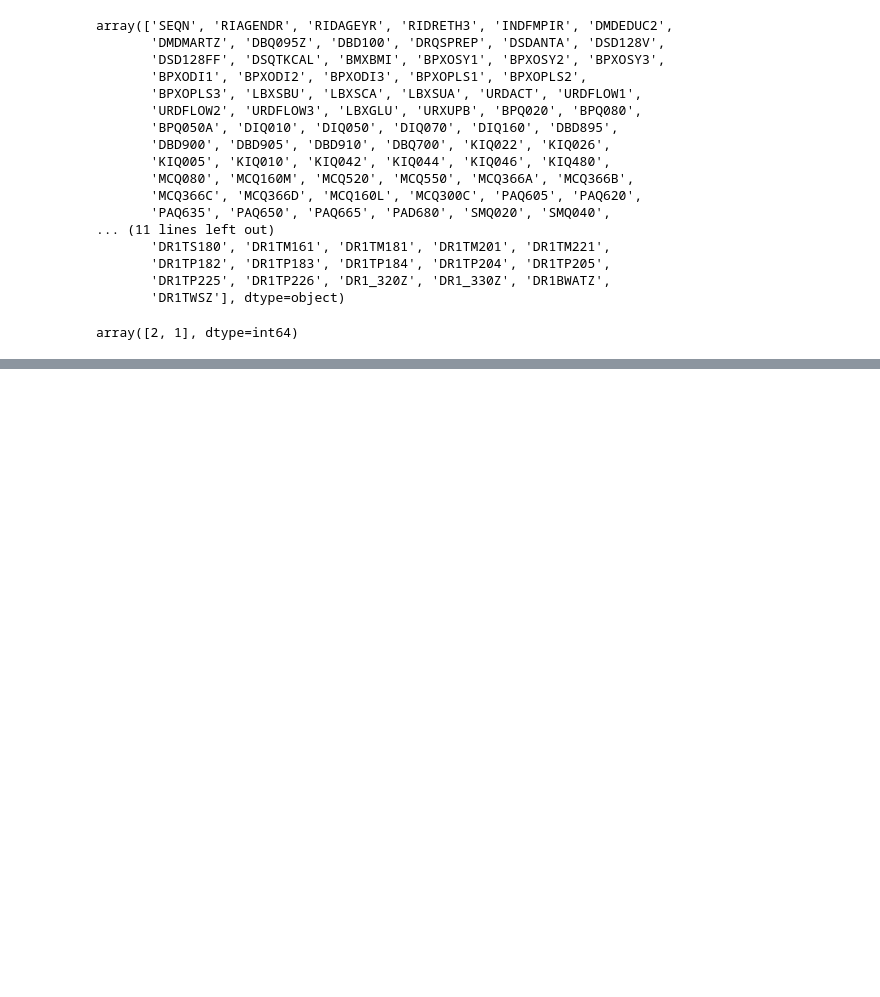
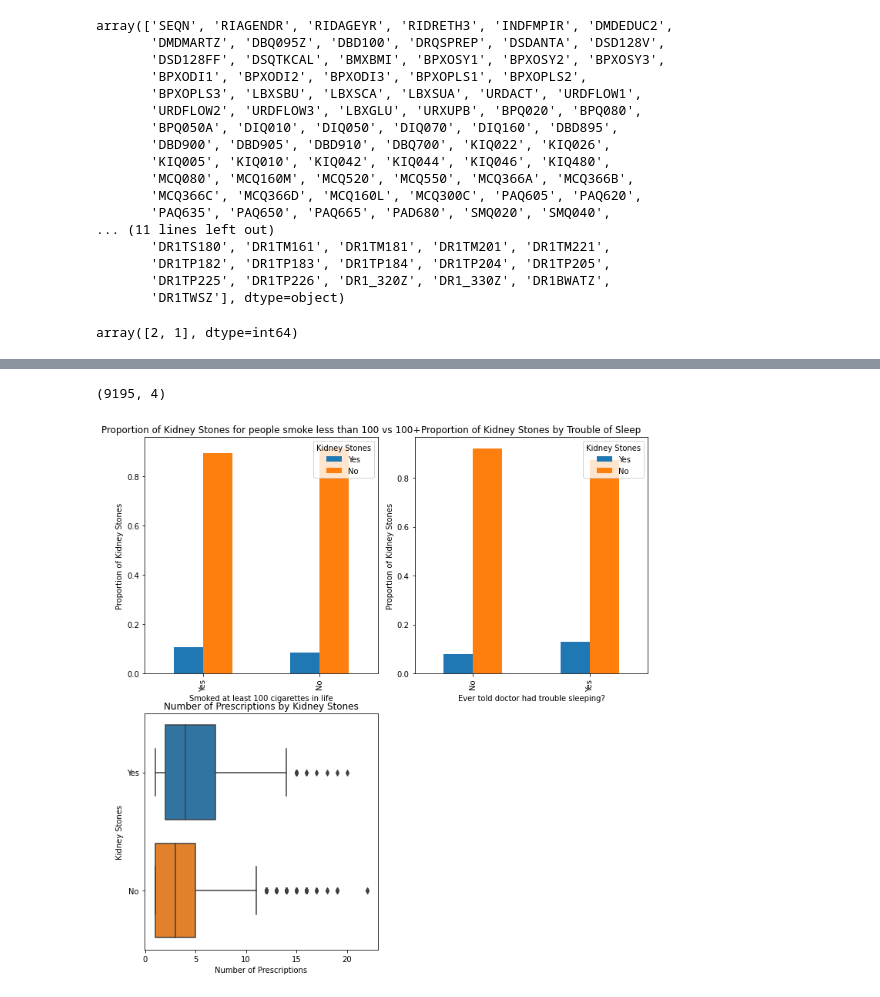
Before and after one commit to dvnguyen02/DATA301-Project, a Jupyter notebook: EDA/background-and-data.ipynb, the cells around one changed output, grey strips where cells are left out. Cells and saved outputs as stored; diff of their text form; code cells hidden in the pictures; blank space fills up the shorter version.

```diff
--- a/EDA/background-and-data.ipynb
+++ b/EDA/background-and-data.ipynb
@@ -459,0 +428,3 @@ Number of people without kidney stones: 49374
+# %%
+df = pd.read_csv("../data/merged_data_clean.csv")
+df.head()
@@ -460,2 +439,48 @@ Number of people without kidney stones: 49374
+# %%
+df["KIQ026"] = df["KIQ026"].astype('category')
+df["SMQ020"] = df["SMQ020"].astype('category')
+risk_factor = df[["SMQ020","KIQ026","RXDCOUNT","SLQ050"]]
+risk_factor = risk_factor[risk_factor['SMQ020'].isin([1,2])]
+risk_factor = risk_factor[risk_factor['SLQ050'].isin([1,2])]
+print(risk_factor.shape)
+# %% [output]
+(9195, 4)
+# %%
+risk_factor["SMQ020"] = df["SMQ020"].map({1: "Yes", 2: "No", 7: "Refused", 9:"Don't know"})
+risk_factor["SLQ050"] = df["SLQ050"].map({1: "Yes", 2: "No", 7: "Refused", 9:"Don't know"})
+risk_factor["KIQ026"] = df["KIQ026"].map({1: "Yes", 2: "No"})
+
+fig, axes = plt.subplots(nrows=2, ncols=2, figsize=(10, 10))
+#gpah 1
+cross_tab = pd.crosstab(risk_factor["SMQ020"], risk_factor["KIQ026"], normalize='index')
+cross_tab.plot(kind='bar', ax = axes[0,0])
+axes[0,0].set_title("Proportion of Kidney Stones for people smoke less than 100 vs 100+")
+axes[0,0].set_xlabel("Smoked at least 100 cigarettes in life")
+axes[0,0].set_ylabel("Proportion of Kidney Stones")
+axes[0,0].legend(title="Kidney Stones")
+
+#gpah 2
+cross_tab = pd.crosstab(risk_factor["SLQ050"], risk_factor["KIQ026"], normalize='index')
+cross_tab.plot(kind='bar', ax = axes[0,1])
+axes[0,1].set_title("Proportion of Kidney Stones by Trouble of Sleep")
+axes[0,1].set_xlabel("Ever told doctor had trouble sleeping?")
+axes[0,1].set_ylabel("Proportion of Kidney Stones")
+axes[0,1].legend(title="Kidney Stones")
+plt.tight_layout()
+
+
+#gpah 3
+axes[1, 1].remove()
+
+sns.boxplot(x="RXDCOUNT", y="KIQ026", ax = axes[1, 0], data = risk_factor)
+axes[1, 0].set_xlabel('Number of Prescriptions')
+axes[1, 0].set_ylabel('Kidney Stones')
+axes[1, 0].set_title('Number of Prescriptions by Kidney Stones')
+
+
+plt.savefig("Risk_Factor_Analysis.png")
+plt.show()
+# %% [output]
+[figure, added]
 # %%
 plt.close("all")
```
Also changed, not shown: parts of 15 cells of this notebook.
